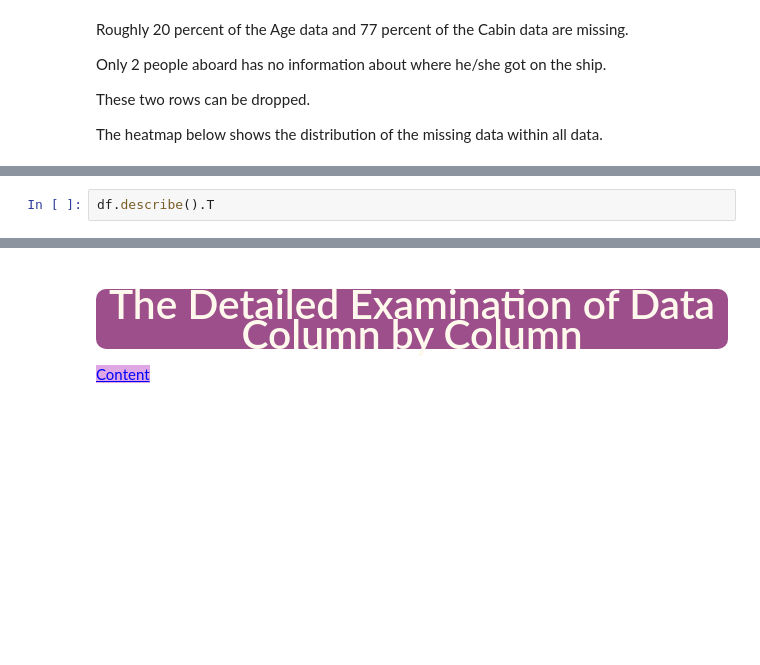
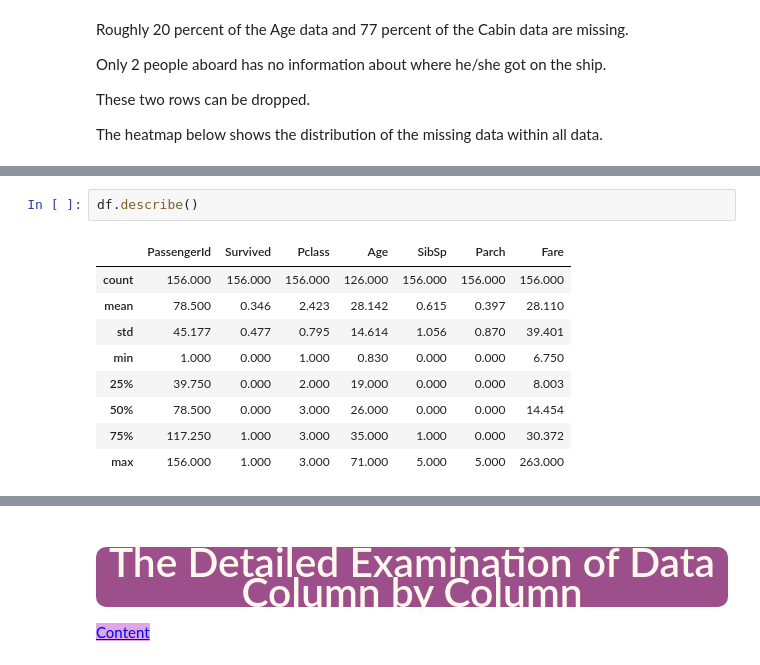
Before and after one commit to 4dsolutions/clarusway_data_analysis, a Jupyter notebook: DAwPy_S12_(Recap-EDA on Titanic Dataset)/DAwPy-S12 (Recap-EDA on Titanic Dataset).ipynb, the cells around one changed output, grey strips where cells are left out. Saved outputs shown, nothing was run; the diff lists cells and outputs as text; blank space fills up the shorter version.

```diff
--- a/DAwPy_S12_(Recap-EDA on Titanic Dataset)/DAwPy-S12 (Recap-EDA on Titanic Dataset).ipynb
+++ b/DAwPy_S12_(Recap-EDA on Titanic Dataset)/DAwPy-S12 (Recap-EDA on Titanic Dataset).ipynb
@@ -177,4 +256,14 @@ sns.heatmap(df.isnull(), yticklabels=False, cbar=False, cmap='viridis');
 # %%
-df.describe().T
+df.describe()
+# %% [output]
+|  | PassengerId | Survived | Pclass | Age | SibSp | Parch | Fare |
+| count | 156.000 | 156.000 | 156.000 | 126.000 | 156.000 | 156.000 | 156.000 |
+| mean | 78.500 | 0.346 | 2.423 | 28.142 | 0.615 | 0.397 | 28.110 |
+| std | 45.177 | 0.477 | 0.795 | 14.614 | 1.056 | 0.870 | 39.401 |
+| min | 1.000 | 0.000 | 1.000 | 0.830 | 0.000 | 0.000 | 6.750 |
+| 25% | 39.750 | 0.000 | 2.000 | 19.000 | 0.000 | 0.000 | 8.003 |
+| 50% | 78.500 | 0.000 | 3.000 | 26.000 | 0.000 | 0.000 | 14.454 |
+| 75% | 117.250 | 1.000 | 3.000 | 35.000 | 1.000 | 0.000 | 30.372 |
+| max | 156.000 | 1.000 | 3.000 | 71.000 | 5.000 | 5.000 | 263.000 |
 # %%
 df.describe(include = "O").T
```
Also changed, not shown: parts of 81 cells of this notebook.
